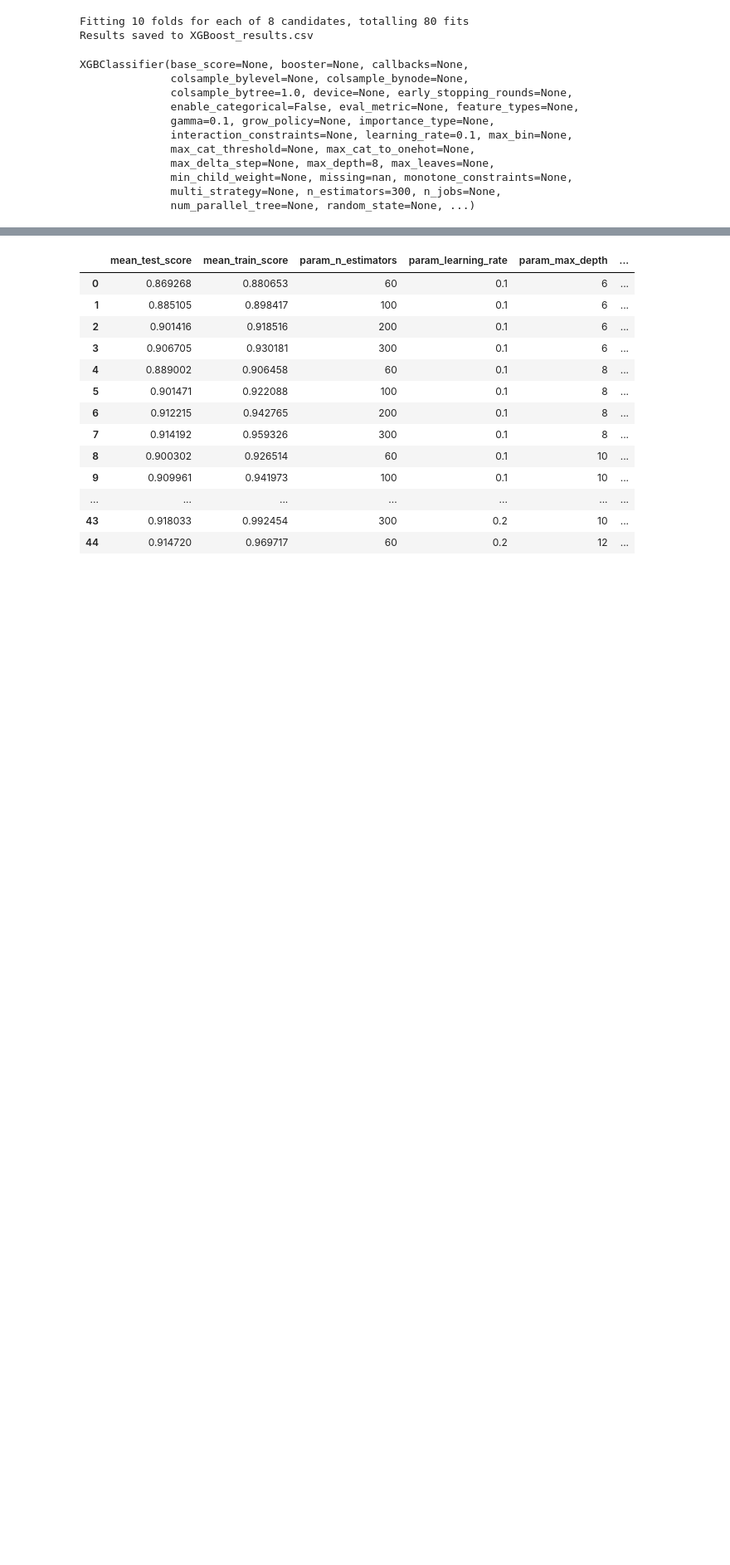
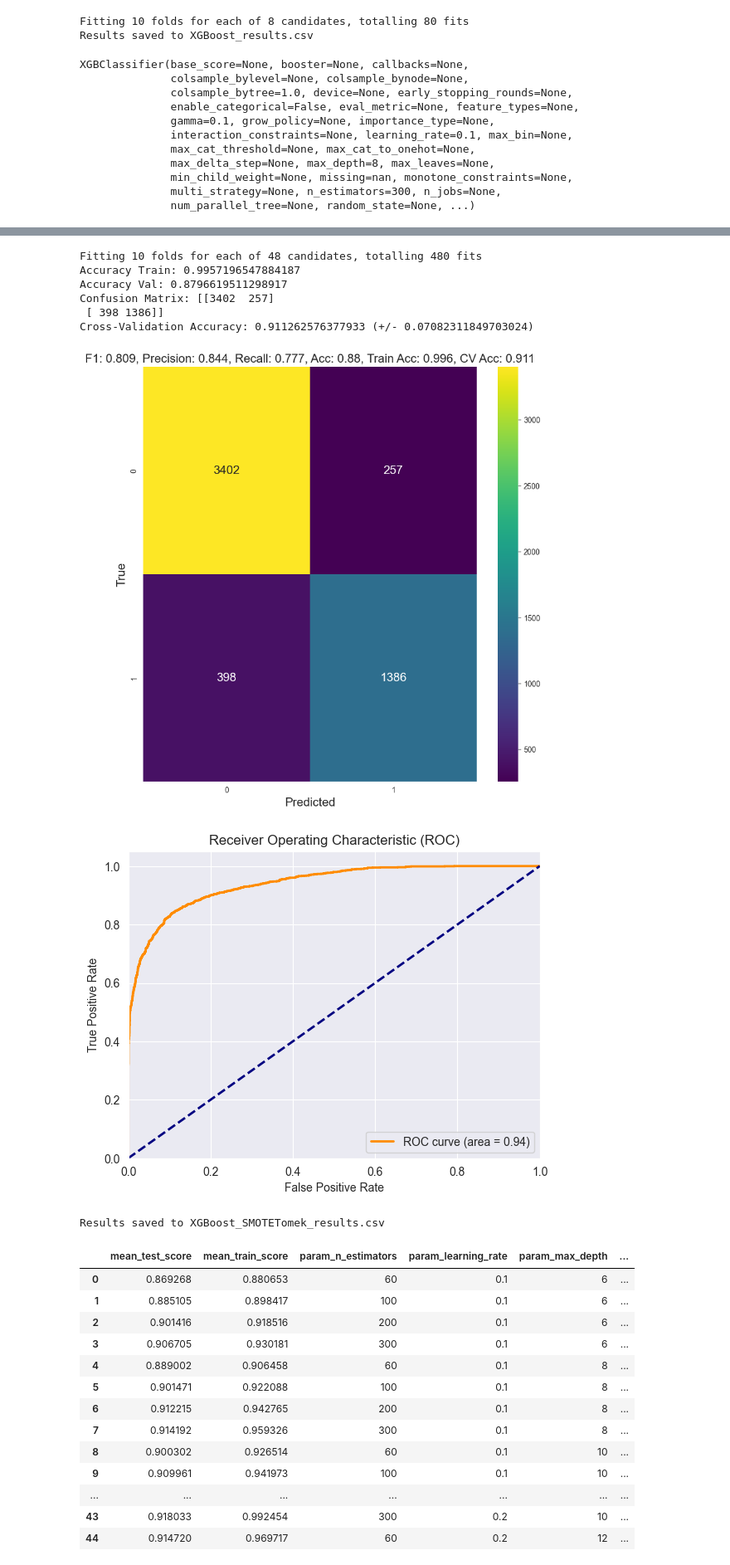
Before and after one commit to almog-sharoni/Data_Mining_Final_Project, a Jupyter notebook: main_notebook.ipynb, the cells around one changed output, grey strips where cells are left out. Shown at 83% size. Drawn from its saved outputs; the diff is of its cells as text; code cells hidden in the pictures; blank space fills up the shorter version.

```diff
--- a/main_notebook.ipynb
+++ b/main_notebook.ipynb
@@ -1461,3 +1523,46 @@ Fitting 10 folds for each of 48 candidates, totalling 480 fits
+# %%
+from xgboost import XGBClassifier
+from sklearn.model_selection import GridSearchCV
+XGB_model = XGBClassifier(use_label_encoder=False, eval_metric='mlogloss')
+
+# Define the parameter grid for XGBoost
+param_grid = {
+    'n_estimators': [60, 100, 200, 300],
+    'learning_rate': [0.1 ,0.05,0.2],
+    'max_depth': [6, 8, 10, 12],
+    'subsample': [1.0],
+    'colsample_bytree': [1.0],
+    'gamma': [0.1]
+}
+
+# Initialize GridSearchCV
+grid_search = GridSearchCV(XGB_model, param_grid, cv=10, scoring='accuracy', verbose=1, return_train_score=True, n_jobs=-1)
+
+# Fit the grid search to the data
+grid_search.fit(X_resampled, y_resampled)
+
+best_model = grid_search.best_estimator_
+
+# Train the best model
+train_model(best_model, X_resampled, y_resampled, X_val=val_encoded_std, y_val=y_val)
+
+# Extract the relevant columns from the cv_results_ and save them
+columns = ['mean_test_score', 'mean_train_score', 'param_n_estimators', 'param_learning_rate',
+           'param_max_depth', 'param_subsample', 'param_colsample_bytree', 'param_gamma']
+table_results = pd.DataFrame(grid_search.cv_results_)[columns]
+
+# Save the results for the XGBoost model
+save_results(table_results, 'XGBoost_SMOTETomek')
+# %% [output]
+Fitting 10 folds for each of 48 candidates, totalling 480 fits
+Accuracy Train: 0.9957196547884187
+Accuracy Val: 0.8796619511298917
+Confusion Matrix: [[3402  257]
+ [ 398 1386]]
+Cross-Validation Accuracy: 0.911262576377933 (+/- 0.07082311849703024)
+[figure, added]
+[figure, added]
+Results saved to XGBoost_SMOTETomek_results.csv
 # %%
 table_results
 # %% [output]
```
Also changed, not shown: parts of 18 cells of this notebook, 1 other file.
